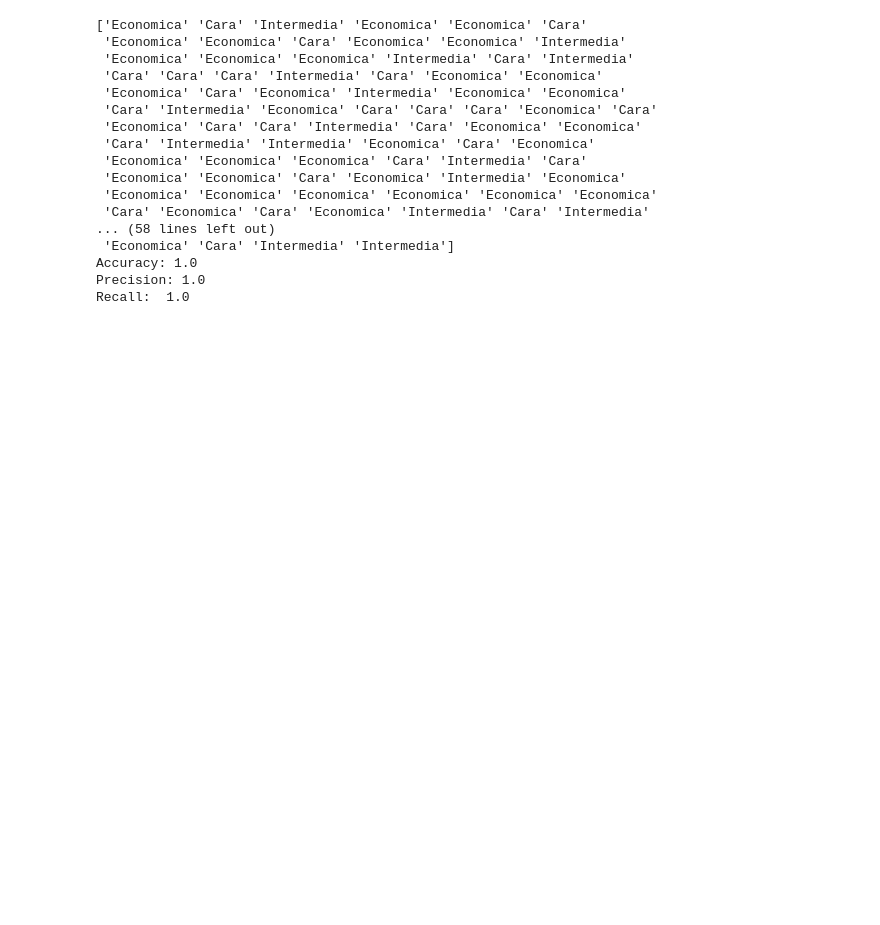
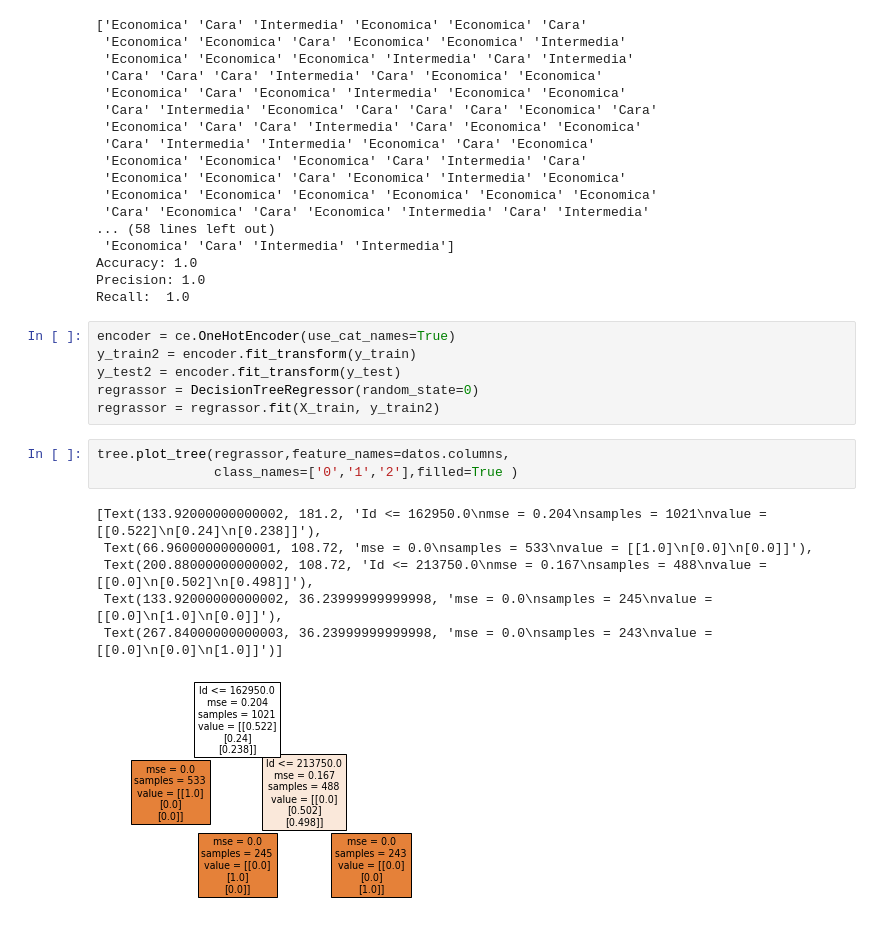
Before and after one commit to JosePabloPonce/MineriaHDT3, a Jupyter notebook: hdt3.ipynb, the cells around one changed output. Saved outputs shown, nothing was run; the diff lists cells and outputs as text; blank space fills up the shorter version.

```diff
--- a/hdt3.ipynb
+++ b/hdt3.ipynb
@@ -264,3 +279,19 @@ print ("Recall: ", metrics.recall_score(y_test,y_pred,average='weighted'))
 Accuracy: 1.0
 Precision: 1.0
 Recall:  1.0
+# %%
+encoder = ce.OneHotEncoder(use_cat_names=True)
+y_train2 = encoder.fit_transform(y_train)
+y_test2 = encoder.fit_transform(y_test)
+regrassor = DecisionTreeRegressor(random_state=0)
+regrassor = regrassor.fit(X_train, y_train2)
+# %%
+tree.plot_tree(regrassor,feature_names=datos.columns,
+               class_names=['0','1','2'],filled=True )
+# %% [output]
+[Text(133.92000000000002, 181.2, 'Id <= 162950.0\nmse = 0.204\nsamples = 1021\nvalue = [[0.522]\n[0.24]\n[0.238]]'),
+ Text(66.96000000000001, 108.72, 'mse = 0.0\nsamples = 533\nvalue = [[1.0]\n[0.0]\n[0.0]]'),
+ Text(200.88000000000002, 108.72, 'Id <= 213750.0\nmse = 0.167\nsamples = 488\nvalue = [[0.0]\n[0.502]\n[0.498]]'),
+ Text(133.92000000000002, 36.23999999999998, 'mse = 0.0\nsamples = 245\nvalue = [[0.0]\n[1.0]\n[0.0]]'),
+ Text(267.84000000000003, 36.23999999999998, 'mse = 0.0\nsamples = 243\nvalue = [[0.0]\n[0.0]\n[1.0]]')]
+[figure, added]
```
Also changed, not shown: parts of 5 cells of this notebook.
